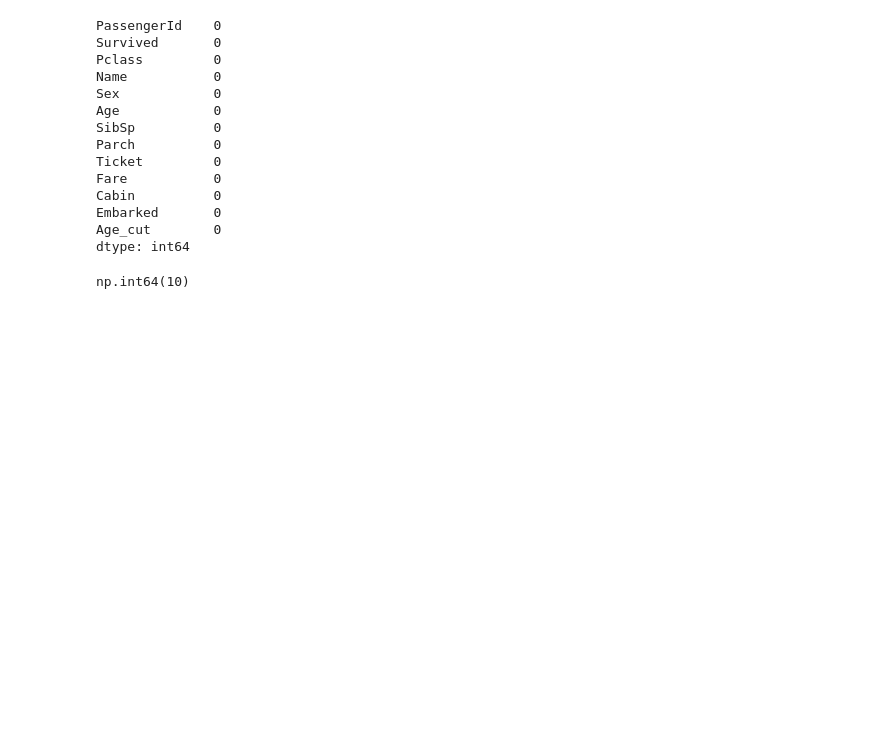
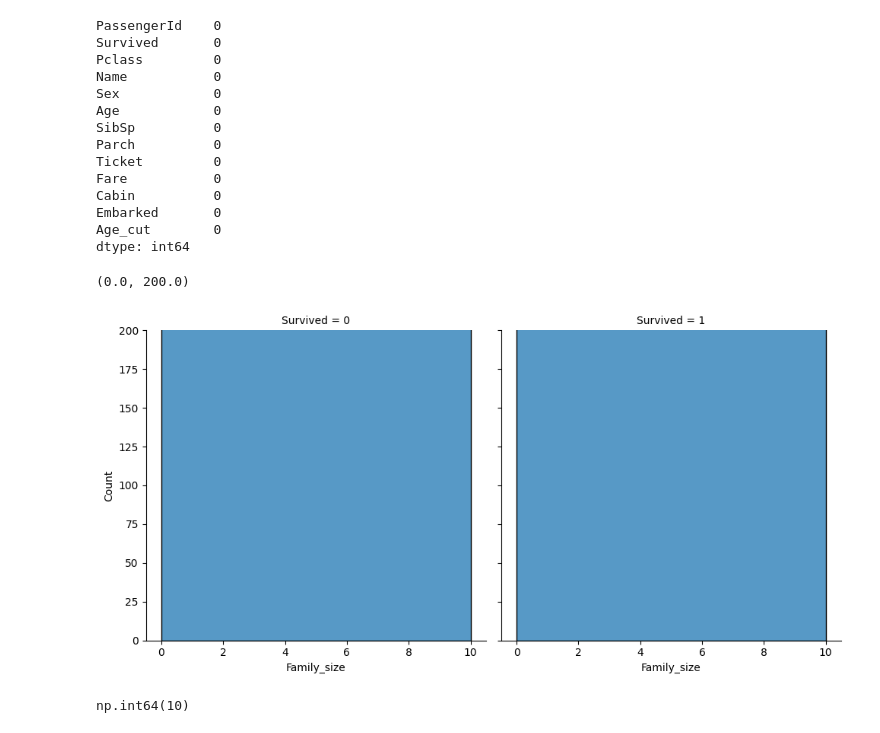
Before and after one commit to ysnbhb/Kaggel_Tatain, a Jupyter notebook: analys/notebook.ipynb, the cells around one changed output. Saved outputs shown, nothing was run; the diff lists cells and outputs as text; code cells hidden in the pictures; blank space fills up the shorter version.

```diff
--- a/analys/notebook.ipynb
+++ b/analys/notebook.ipynb
@@ -2,7 +2,7 @@
 import numpy as np
 import pandas as pd
 
-data = pd.read_csv("titanic/train.csv")
+data = pd.read_csv("../titanic/train.csv")
 
 print(data.head(10).to_markdown())
 # %% [output]
@@ -86,3 +86,12 @@ Age_cut        0
 dtype: int64
 # %%
 data["Family_size"] = data["SibSp"] + data["Parch"]
+# %%
+import seaborn as sns
+import matplotlib.pyplot as plt
+
+sns.displot(data, x="Family_size", col="Survived", binwidth=10, height=5)
+plt.ylim([0, 200])
+# %% [output]
+(0.0, 200.0)
+[figure, added]
```
Also changed, not shown: parts of 1 cell of this notebook, 4 other files.
